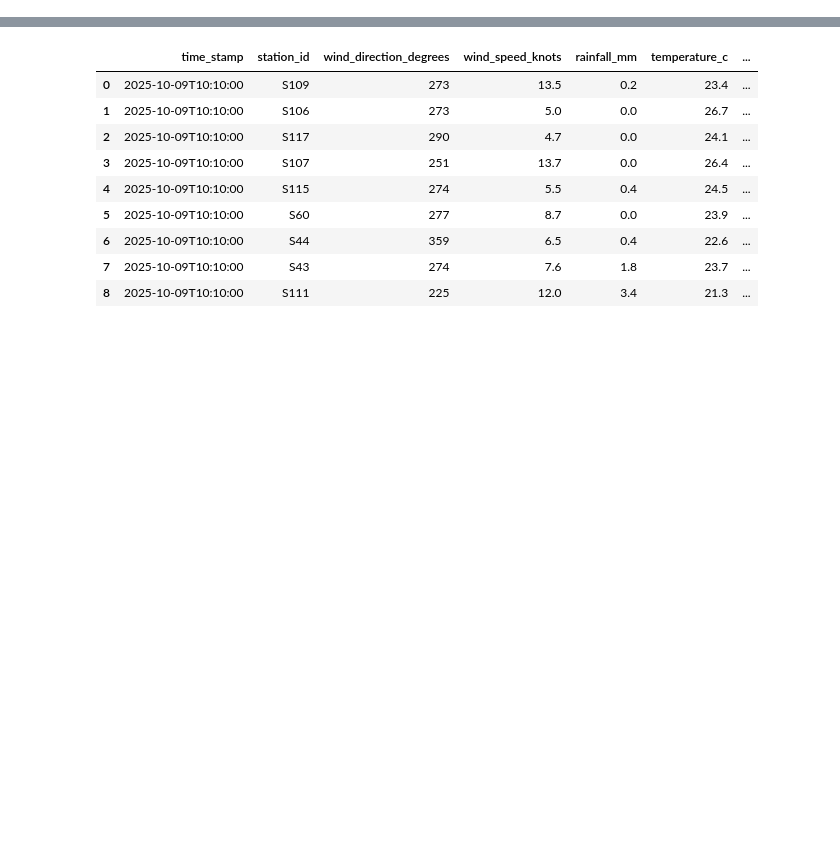
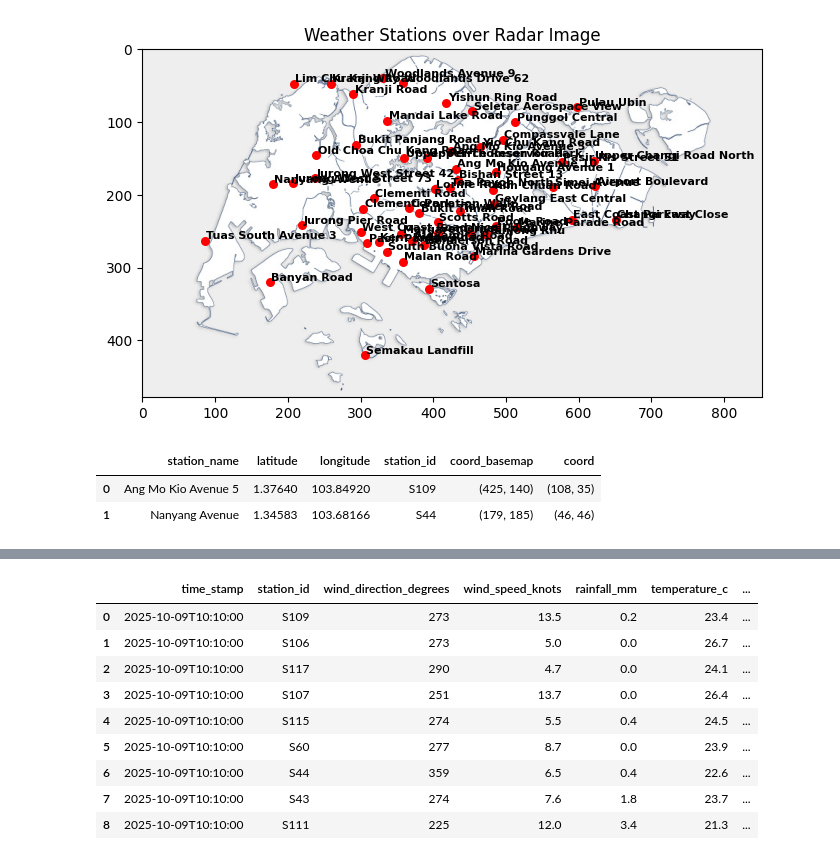
Before and after one commit to ShayneTan03/weather_app, a Jupyter notebook: backend/storm_object_detector/dev.ipynb, the cells around one changed output, grey strips where cells are left out. Cells and saved outputs as stored; diff of their text form; code cells hidden in the pictures; blank space fills up the shorter version.

Commit message:
finalise weather station lat long to x,y mapping, handed shayne the mapping logic to push via station_data table update

```diff
--- a/backend/storm_object_detector/dev.ipynb
+++ b/backend/storm_object_detector/dev.ipynb
@@ -8,0 +10,3 @@ import math
+# %%
+all_station_data = pd.read_csv('overall_station.csv')
+all_station_data.head
@@ -8,0 +85,47 @@ import math
+# %%
+xs, ys = zip(*all_station_data["coord_basemap"])
+
+# Open radar image
+img = Image.open("sample_data/base-853.png")
+
+plt.figure(figsize=(8, 5))
+plt.imshow(img)
+
+# Plot weather stations
+plt.scatter(xs, ys, color="red", s=30)
+
+# Add station labels
+for i, row in all_station_data.iterrows():
+    x, y = row["coord_basemap"]      # unpack tuple
+    plt.text(x + 2, y - 2, row["station_name"],
+             color="black", fontsize=8, weight="bold")
+
+plt.title("Weather Stations over Radar Image")
+plt.show()
+
+# H, W = img_or_grid.shape[:2]
+
+# plt.figure(figsize=(8,5))
+# # If it's a reflectivity grid/array:
+# plt.imshow(img_or_grid, origin="upper")  # origin='upper' puts y=0 at top (radar-style)
+# # If it's a Pillow/NumPy RGBA image, same call works.
+
+# plt.scatter(stations_df["x"], stations_df["y"], s=35, c="red", label="Stations")
+
+# # label each station
+# for _, r in stations_df.iterrows():
+#     plt.text(r["x"]+2, r["y"]-2, str(r["station_id"]),
+#              fontsize=8, color="red", va="bottom", ha="left")
+
+# # Do NOT also invert y if you used origin='upper'. Pick ONE of these:
+# # plt.gca().invert_yaxis()        # <- use this only if you did NOT set origin='upper'
+
+# plt.xlim(-2, W+2)
+# plt.ylim(H+2, -2)  # equivalent to origin='upper' if you prefer this style
+# plt.title("Weather Stations over Radar Image")
+# plt.xlabel("X (pixel)"); plt.ylabel("Y (pixel)")
+# plt.legend()
+# plt.tight_layout()
+# plt.show()
+# %% [output]
+[figure, added]
@@ -8,0 +140,7 @@ import math
+# %%
+all_station_data["coord"] = all_station_data["coord_basemap"].apply(lambda xy: basemap_to_radar(xy[0], xy[1]))
+all_station_data.head(2)
+# %% [output]
+|  | station_name | latitude | longitude | station_id | coord_basemap | coord |
+| 0 | Ang Mo Kio Avenue 5 | 1.37640 | 103.84920 | S109 | (425, 140) | (108, 35) |
+| 1 | Nanyang Avenue | 1.34583 | 103.68166 | S44 | (179, 185) | (46, 46) |
```
Also changed, not shown: parts of 7 cells of this notebook, 6 other files.
